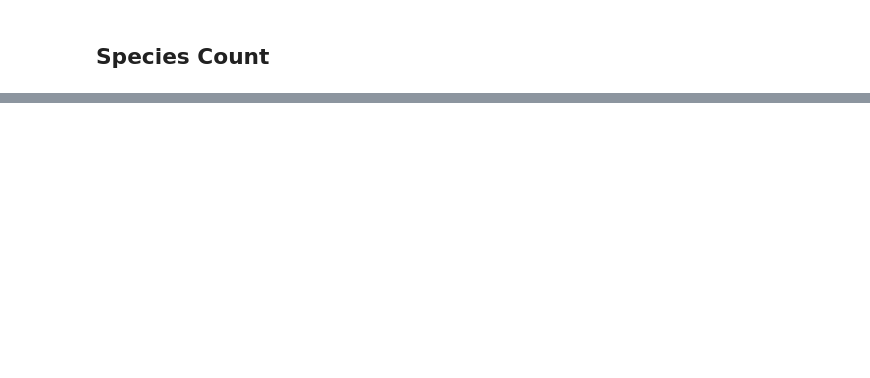
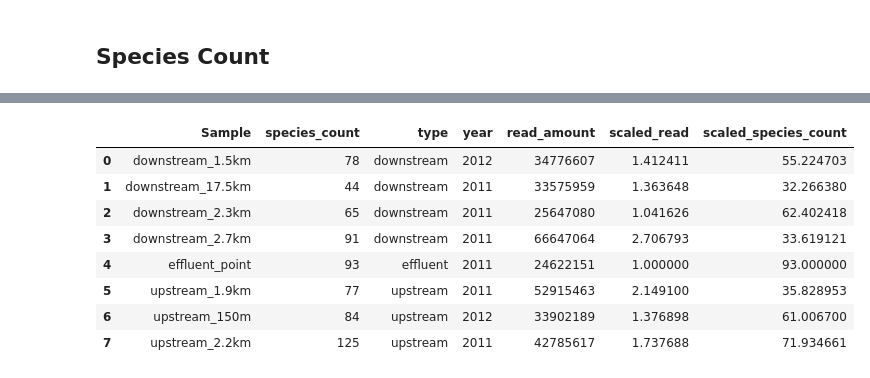
Before and after one commit to blomfelt/BBT045_Project, a Jupyter notebook: Project_group1.ipynb, the cells around one changed output, grey strips where cells are left out. Saved outputs shown, nothing was run; the diff lists cells and outputs as text; code cells hidden in the pictures; blank space fills up the shorter version.

```diff
--- a/Project_group1.ipynb
+++ b/Project_group1.ipynb
@@ -418,0 +394,23 @@ sns.catplot(data=count_species, kind="bar", x="type", y="species_count")
+# %%
+count_species = "species_count.txt"
+# Tab separated, first row column names, first column row names
+count_species = pd.read_csv("species_count.txt", sep='\t', header=0)
+
+# Extract only the rows from 2011
+count_species_2011 = count_species.loc[count_species['year'] == 2011]
+
+min_read_amount = count_species.read_amount.min()
+
+count_species['scaled_read'] = count_species.read_amount/min_read_amount
+count_species['scaled_species_count'] = count_species.species_count / count_species.scaled_read
+count_species
+# %% [output]
+|  | Sample | species_count | type | year | read_amount | scaled_read | scaled_species_count |
+| 0 | downstream_1.5km | 78 | downstream | 2012 | 34776607 | 1.412411 | 55.224703 |
+| 1 | downstream_17.5km | 44 | downstream | 2011 | 33575959 | 1.363648 | 32.266380 |
+| 2 | downstream_2.3km | 65 | downstream | 2011 | 25647080 | 1.041626 | 62.402418 |
+| 3 | downstream_2.7km | 91 | downstream | 2011 | 66647064 | 2.706793 | 33.619121 |
+| 4 | effluent_point | 93 | effluent | 2011 | 24622151 | 1.000000 | 93.000000 |
+| 5 | upstream_1.9km | 77 | upstream | 2011 | 52915463 | 2.149100 | 35.828953 |
+| 6 | upstream_150m | 84 | upstream | 2012 | 33902189 | 1.376898 | 61.006700 |
+| 7 | upstream_2.2km | 125 | upstream | 2011 | 42785617 | 1.737688 | 71.934661 |
```
Also changed, not shown: parts of 5 cells of this notebook, 1 other file.
